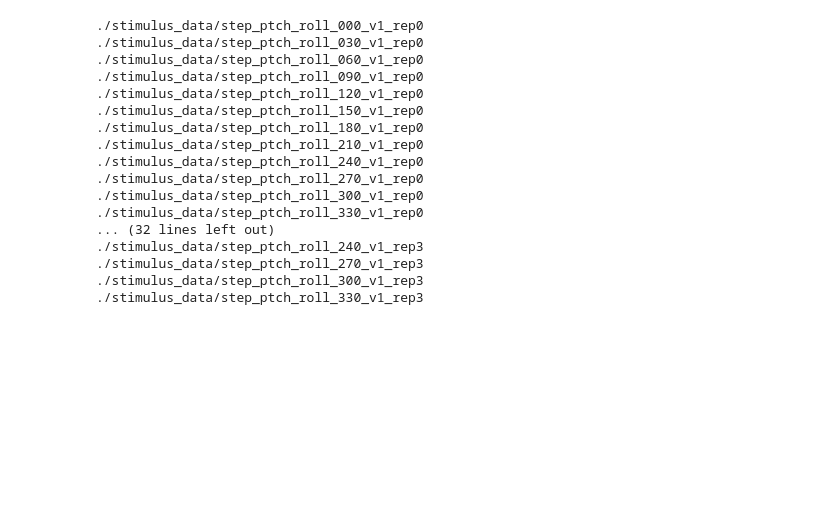
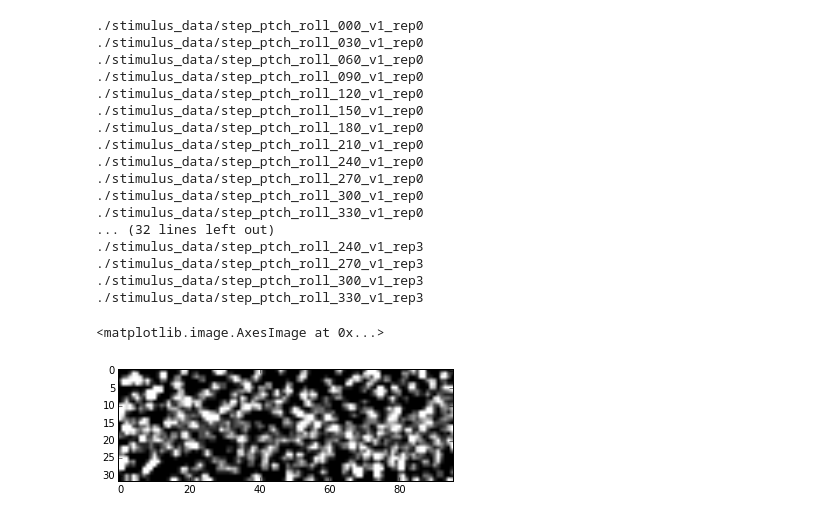
Before and after one commit to psilentp/flight-muscles, a Jupyter notebook: experimental/00_squadrons/19_step_pitch_roll_ctrl/design/make_pattern_mats.ipynb, the cells around one changed output. Cells and saved outputs as stored; diff of their text form; code cells hidden in the pictures; blank space fills up the shorter version.

```diff
--- a/experimental/00_squadrons/19_step_pitch_roll_ctrl/design/make_pattern_mats.ipynb
+++ b/experimental/00_squadrons/19_step_pitch_roll_ctrl/design/make_pattern_mats.ipynb
@@ -101,7 +104,7 @@ for i in [1]:
             roll_imgs = roll_imgs[:,:,:-1]
             #acld.play_pattern(roll_imgs)
             roll_imgs = roll_imgs[:,:,:,np.newaxis]
-            io.savemat('./stimulus_data/step_ptch_roll_%03d_v%s_rep%s'%(p_deg,i,rep),{'imgs':roll_imgs})
+            #io.savemat('./stimulus_data/step_ptch_roll_%03d_v%s_rep%s'%(p_deg,i,rep),{'imgs':roll_imgs})
             print ('./stimulus_data/step_ptch_roll_%03d_v%s_rep%s'%(p_deg,i,rep))
             #io.savemat('./stimulus_data/step_roll_%s_v%s_rep%s'%(p_deg,i,rep),{'imgs':roll_imgs})
 # %% [output]
@@ -125,3 +128,8 @@ for i in [1]:
 # %%
 function = np.hstack(np.ones(6*frame_rate)*50)
 io.savemat('./stimulus_data/function_%ss.mat'%('3s_50Hz_step'),{'func':function})
+# %%
+imshow(roll_imgs[:,:,0,0],cmap = cm.gray)
+# %% [output]
+<matplotlib.image.AxesImage at 0x...>
+[figure, added]
```
Also changed, not shown: parts of 7 cells of this notebook, 3 other files.
